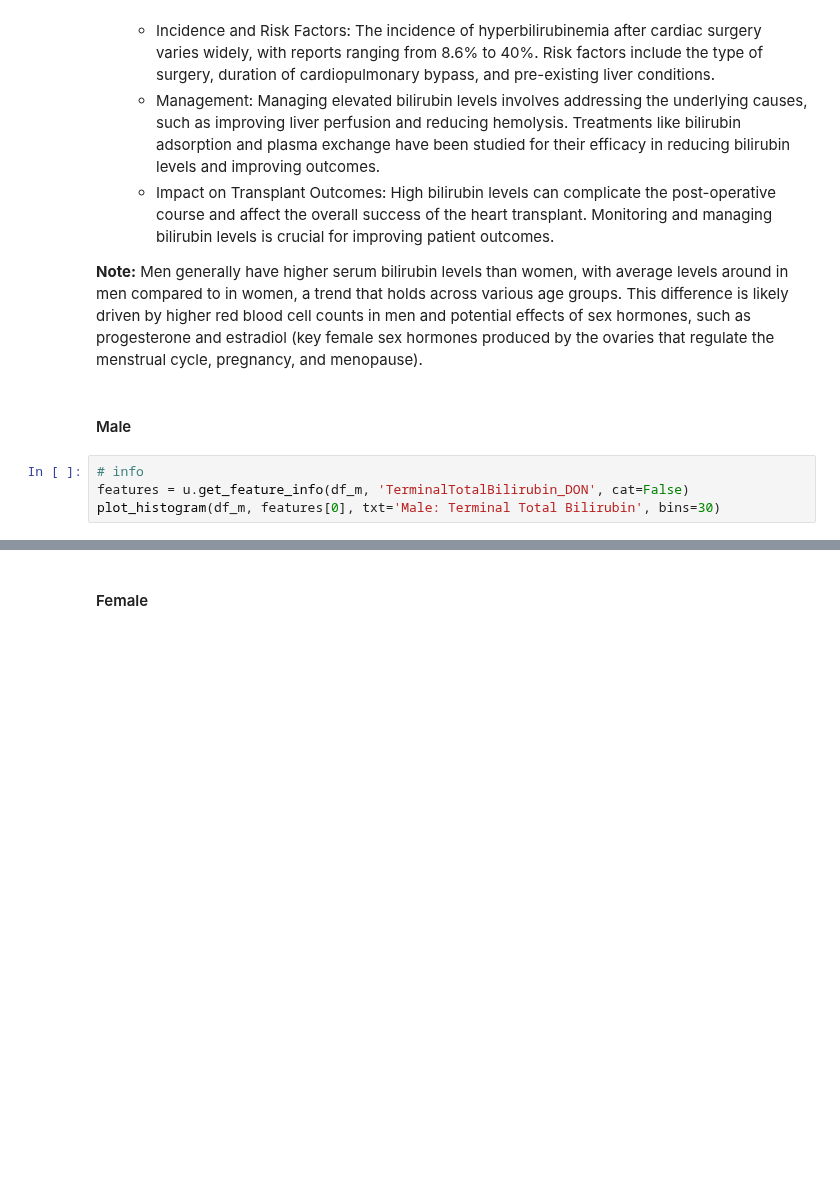
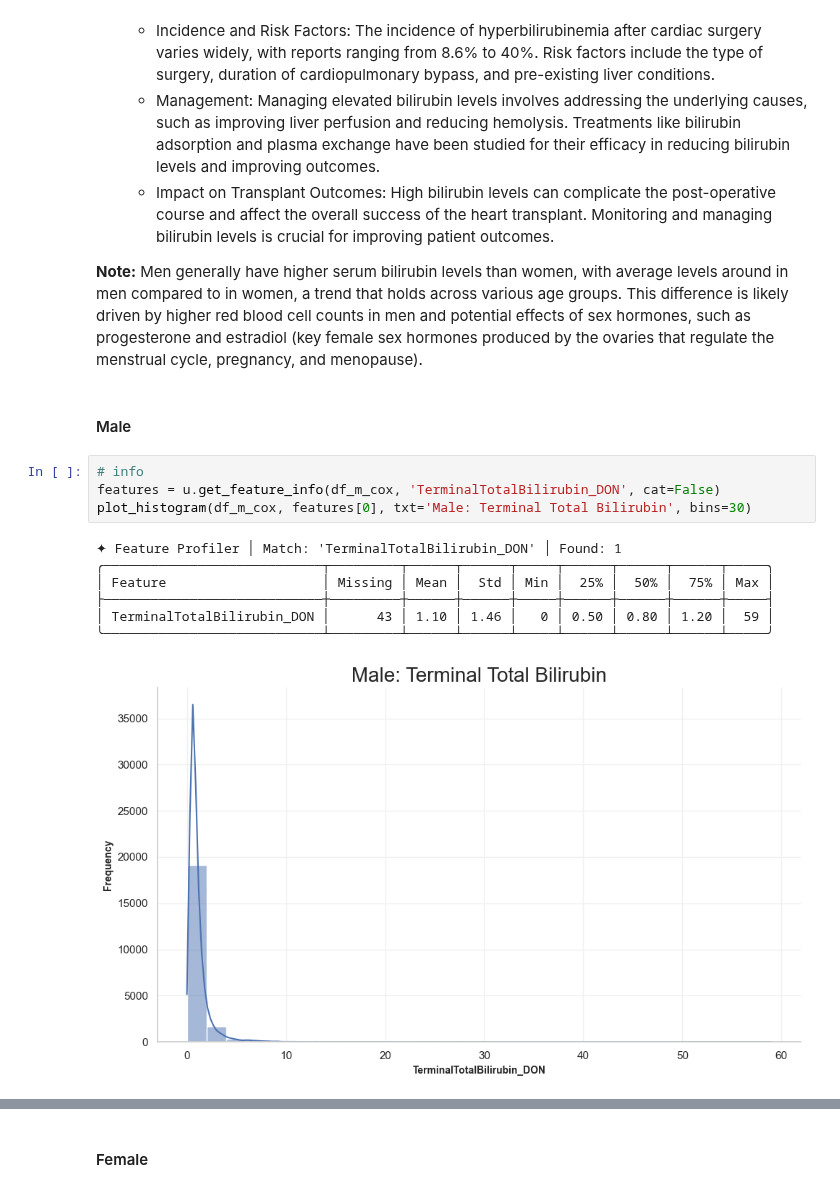
Before and after one commit to SirErikPak/UNOS_GenderStratification, a Jupyter notebook: notebook/C_WrangleExploratoryDonor.ipynb, the cells around one changed output, grey strips where cells are left out. Saved outputs shown, nothing was run; the diff lists cells and outputs as text; blank space fills up the shorter version.

```diff
--- a/notebook/C_WrangleExploratoryDonor.ipynb
+++ b/notebook/C_WrangleExploratoryDonor.ipynb
@@ -1319,6 +1464,14 @@ df_f['Level_SGOT_Ratio_Log'] = df_f.Level_SGOT_Ratio_Log.fillna(df_f.Level_SGOT_
 #### Male
 # %%
 # info
-features = u.get_feature_info(df_m, 'TerminalTotalBilirubin_DON', cat=False)
-plot_histogram(df_m, features[0], txt='Male: Terminal Total Bilirubin', bins=30)
+features = u.get_feature_info(df_m_cox, 'TerminalTotalBilirubin_DON', cat=False)
+plot_histogram(df_m_cox, features[0], txt='Male: Terminal Total Bilirubin', bins=30)
+# %% [output]
+✦ Feature Profiler │ Match: 'TerminalTotalBilirubin_DON' │ Found: 1
+╭────────────────────────────┬─────────┬──────┬──────┬─────┬──────┬──────┬──────┬─────╮
+│ Feature                    │ Missing │ Mean │  Std │ Min │  25% │  50% │  75% │ Max │
+├────────────────────────────┼─────────┼──────┼──────┼─────┼──────┼──────┼──────┼─────┤
+│ TerminalTotalBilirubin_DON │      43 │ 1.10 │ 1.46 │   0 │ 0.50 │ 0.80 │ 1.20 │  59 │
+╰────────────────────────────┴─────────┴──────┴──────┴─────┴──────┴──────┴──────┴─────╯
+[figure, added]
 # %%
```
Also changed, not shown: parts of 135 cells of this notebook.
